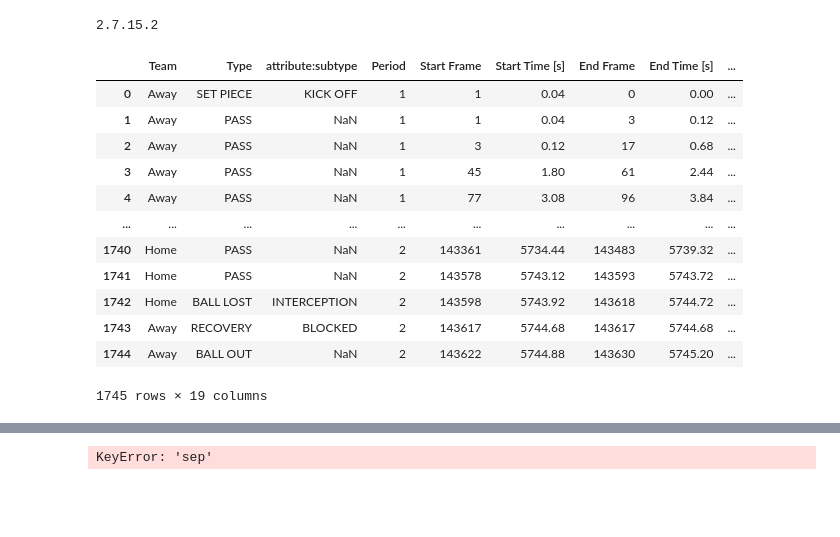
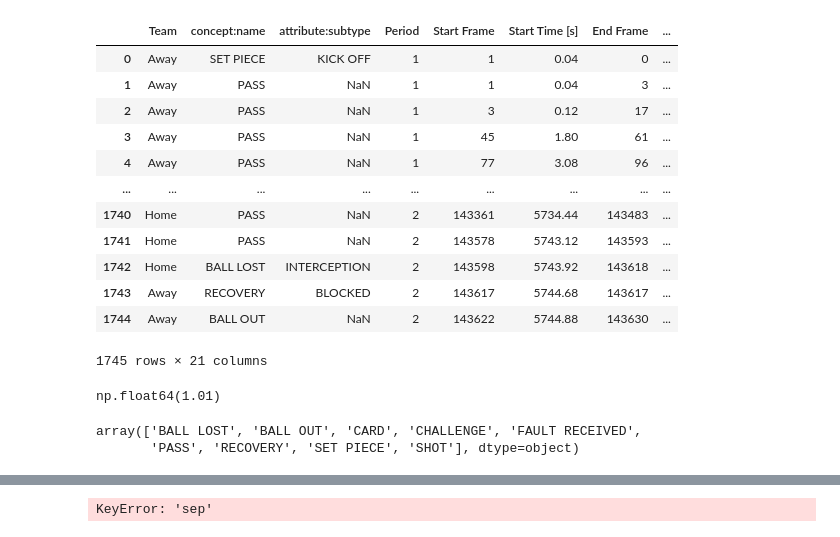
Before and after one commit to VitoChan01/Soccer, a Jupyter notebook: convert_ocel.ipynb, the cells around one changed output, grey strips where cells are left out. Cells and saved outputs as stored; diff of their text form; code cells hidden in the pictures; blank space fills up the shorter version.

Commit message:
ocel

```diff
--- a/convert_ocel.ipynb
+++ b/convert_ocel.ipynb
@@ -4,4 +5,0 @@ import pm4py
-# %%
-print(pm4py.__version__)
-# %% [output]
-2.7.15.2
@@ -10,48 +6,63 @@ df = pd.read_csv('sample-data\data\Sample_Game_1\Sample_Game_1_RawEventsData.csv
 # %%
-df['event_id'] = df['Team']#df.index.astype(str)
-df['activity'] = df['Type'] #+ df['Subtype'].fillna('').apply(lambda s: f' - {s}' if s else '')
+df = pd.read_csv('sample-data\data\Sample_Game_1\Sample_Game_1_RawEventsData.csv')
+df['case:concept:name'] = df.index.astype(str)
+#df['activity'] = df['Type'] #+ df['Subtype'].fillna('').apply(lambda s: f' - {s}' if s else '')
 df['timestamp'] = pd.to_datetime(df['Start Time [s]'], unit='s', origin='unix')
 df['attribute:duration'] = df['End Time [s]'] - df['Start Time [s]']
-df['ocel:type:player']= df.apply(lambda row: [row["From"], row["To"]], axis=1)
+#df['player']= df.apply(lambda row: [row["From"], row["To"]], axis=1)
+df['attribute:travel_distance'] = ((df['End X'] - df['Start X'])**2 + (df['End Y'] - df['Start Y'])**2)**0.5
+df['start_grid'] = df.apply(lambda row: [get_field_position(row["Start X"], row["Start Y"], x_fields=10, y_fields=10)], axis=1)
+df['end_grid'] = df.apply(lambda row: [get_field_position(row["End X"], row["End Y"], x_fields=10, y_fields=10)], axis=1)
+df['crossed_grid'] = df['start_grid'] != df['end_grid']
+
 
 #df.rename(columns={
 #    'event_id': 'ocel:eid',
 #    'activity': 'ocel:activity',
 #    'timestamp': 'ocel:timestamp',
 #    'From': 'ocel:type:from',
 #    'To': 'ocel:type:to',
 #    'Subtype': 'ocel:subtype',
 #    'Start X': 'ocel:location:start_x',
 #    'Start Y': 'ocel:location:start_y',
 #    'End X': 'ocel:location:end_x',
 #    'End Y': 'ocel:location:end_y'
 #}, inplace=True)
 
 df.rename(columns={
-    'event_id': 'case:concept:name',
-    'activity': 'concept:name',
+    #'Team': 'case:concept:name',
+    'Type': 'concept:name',
     'timestamp': 'time:timestamp',
     #'From': 'ocel:type:from',
     #'To': 'ocel:type:to',
     'Subtype': 'attribute:subtype',
     'Start X': 'attribute:start_x',
     'Start Y': 'attribute:start_y',
     'End X': 'attribute:end_x',
     'End Y': 'attribute:end_y'
 }, inplace=True)
 df
 #df.to_csv('sample-data\data\Sample_Game_1\Sample_Game_1_RawEventsData_ocel.csv', index=False)
 # %% [output]
-|  | Team | Type | attribute:subtype | Period | Start Frame | Start Time [s] | End Frame | End Time [s] | ... |
-| 0 | Away | SET PIECE | KICK OFF | 1 | 1 | 0.04 | 0 | 0.00 | ... |
-| 1 | Away | PASS | NaN | 1 | 1 | 0.04 | 3 | 0.12 | ... |
-| 2 | Away | PASS | NaN | 1 | 3 | 0.12 | 17 | 0.68 | ... |
-| 3 | Away | PASS | NaN | 1 | 45 | 1.80 | 61 | 2.44 | ... |
-| 4 | Away | PASS | NaN | 1 | 77 | 3.08 | 96 | 3.84 | ... |
-| ... | ... | ... | ... | ... | ... | ... | ... | ... | ... |
-| 1740 | Home | PASS | NaN | 2 | 143361 | 5734.44 | 143483 | 5739.32 | ... |
-| 1741 | Home | PASS | NaN | 2 | 143578 | 5743.12 | 143593 | 5743.72 | ... |
-| 1742 | Home | BALL LOST | INTERCEPTION | 2 | 143598 | 5743.92 | 143618 | 5744.72 | ... |
-| 1743 | Away | RECOVERY | BLOCKED | 2 | 143617 | 5744.68 | 143617 | 5744.68 | ... |
-| 1744 | Away | BALL OUT | NaN | 2 | 143622 | 5744.88 | 143630 | 5745.20 | ... |
+|  | Team | concept:name | attribute:subtype | Period | Start Frame | Start Time [s] | End Frame | ... |
+| 0 | Away | SET PIECE | KICK OFF | 1 | 1 | 0.04 | 0 | ... |
+| 1 | Away | PASS | NaN | 1 | 1 | 0.04 | 3 | ... |
+| 2 | Away | PASS | NaN | 1 | 3 | 0.12 | 17 | ... |
+| 3 | Away | PASS | NaN | 1 | 45 | 1.80 | 61 | ... |
+| 4 | Away | PASS | NaN | 1 | 77 | 3.08 | 96 | ... |
+| ... | ... | ... | ... | ... | ... | ... | ... | ... |
+| 1740 | Home | PASS | NaN | 2 | 143361 | 5734.44 | 143483 | ... |
+| 1741 | Home | PASS | NaN | 2 | 143578 | 5743.12 | 143593 | ... |
+| 1742 | Home | BALL LOST | INTERCEPTION | 2 | 143598 | 5743.92 | 143618 | ... |
+| 1743 | Away | RECOVERY | BLOCKED | 2 | 143617 | 5744.68 | 143617 | ... |
+| 1744 | Away | BALL OUT | NaN | 2 | 143622 | 5744.88 | 143630 | ... |
-1745 rows × 19 columns
+1745 rows × 21 columns
+# %%
+np.max(df['attribute:start_y'])
+# %% [output]
+np.float64(1.01)
+# %%
+np.unique(df['concept:name'])
+# %% [output]
+array(['BALL LOST', 'BALL OUT', 'CARD', 'CHALLENGE', 'FAULT RECEIVED',
+       'PASS', 'RECOVERY', 'SET PIECE', 'SHOT'], dtype=object)
```
Also changed, not shown: parts of 17 cells of this notebook.
